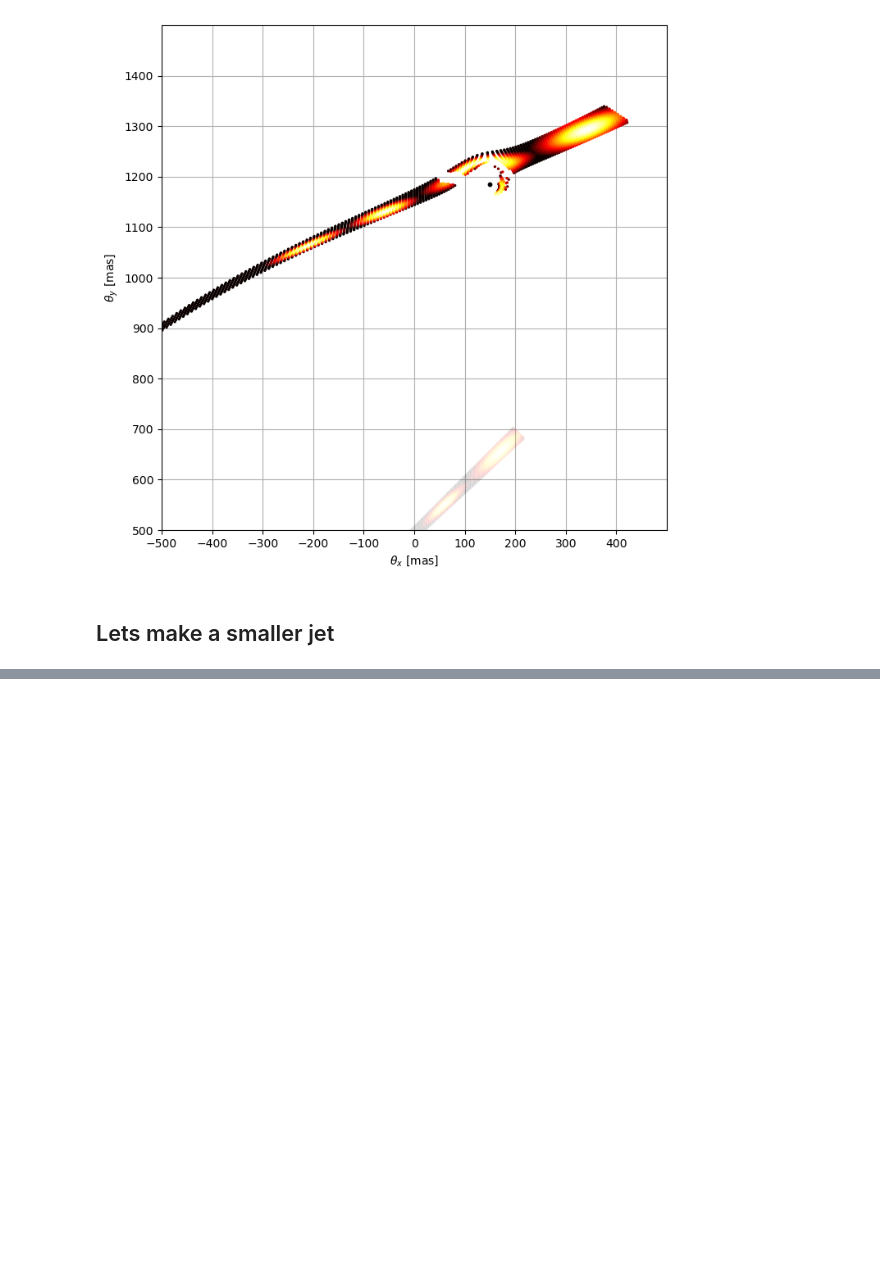
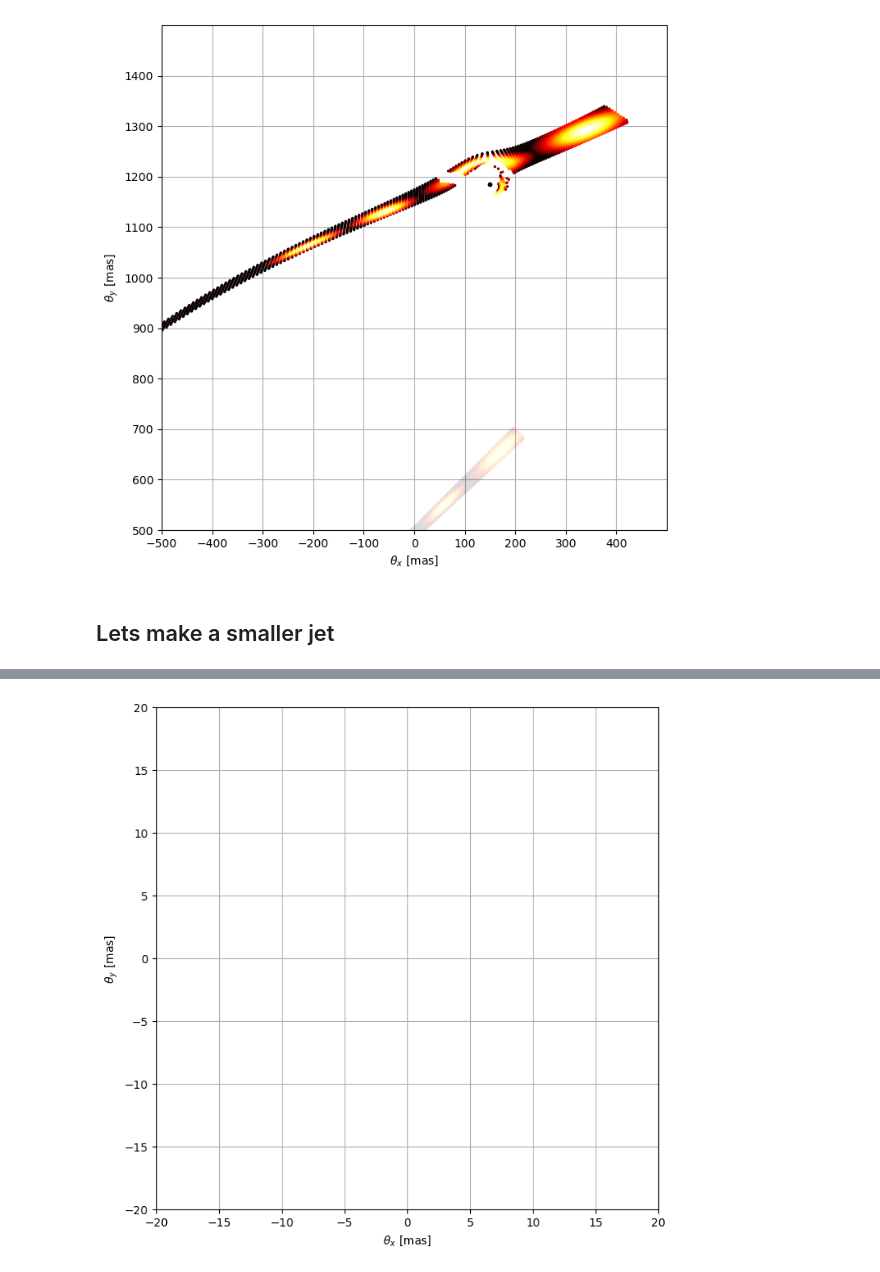
Before and after one commit to everettiantomi/lens-grav, a Jupyter notebook: numerical/sie_black_hole.ipynb, the cells around one changed output, grey strips where cells are left out. Drawn from its saved outputs; the diff is of its cells as text; code cells hidden in the pictures; blank space fills up the shorter version.

```diff
--- a/numerical/sie_black_hole.ipynb
+++ b/numerical/sie_black_hole.ipynb
@@ -568,3 +638,26 @@ plt.show()
+# %%
+x0 = y0 = 0.718996087559043
+
+x_image_jet_2_ = x_image_jet_2 - x0
+y_image_jet_2_ = y_image_jet_2 - y0
+x1_ = x1 - x0
+y1_ = y1 - y0
+# %%
+fig = plt.figure(figsize=(8,8))
+ax = fig.gca()
+
+ax.set_xlabel(r'$\theta_{x}$ [mas]')
+ax.set_ylabel(r'$\theta_{y}$ [mas]')
+plt.scatter(x_image_jet_2_*1e3, y_image_jet_2_*1e3, c=light_jet_2, cmap='hot', s = 2, zorder = 3)
+plt.scatter(x1*1e3, y1*1e3, s = 10, color = 'blue', zorder = 4)
+
+plt.grid(zorder = 1)
+plt.gca().set_aspect('equal', adjustable='box')
+ax.set_xlim([-20, 20])
+ax.set_ylim([-20, 20])
+plt.show()
+# %% [output]
+[figure, added]
 # %%
 end_total = time.time()
 print('total time: ',(end_total-start_total)/60.,' minutes')
```
Also changed, not shown: parts of 29 cells of this notebook.
